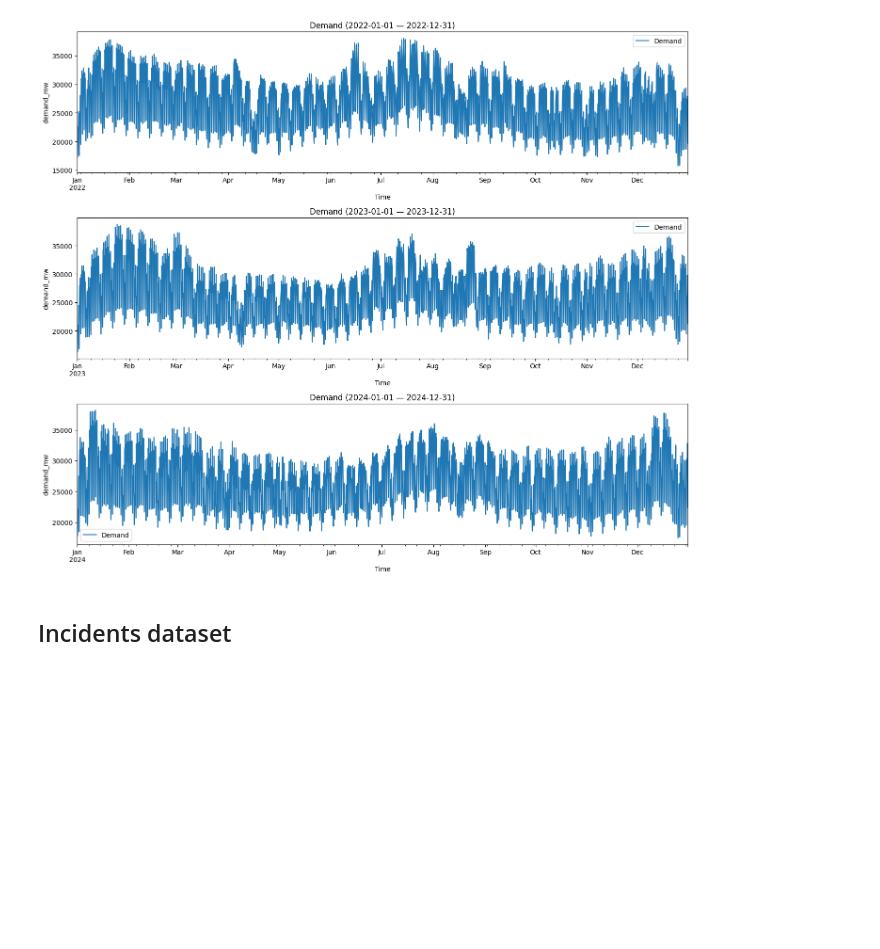
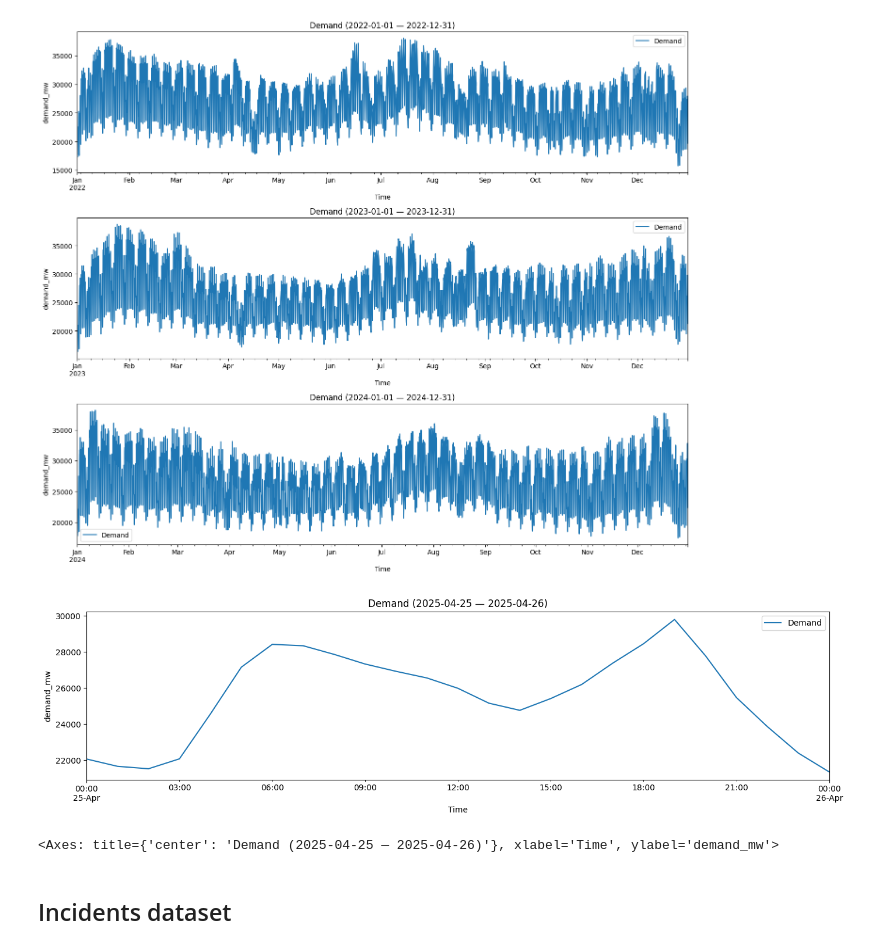
Before and after one commit to feelilopez/electricity-incident-prediction, a Jupyter notebook: notebooks/01_quick_eda_and_results.ipynb, the cells around one changed output. Cells and saved outputs as stored; diff of their text form; code cells hidden in the pictures; blank space fills up the shorter version.

```diff
--- a/notebooks/01_quick_eda_and_results.ipynb
+++ b/notebooks/01_quick_eda_and_results.ipynb
@@ -125,6 +207,11 @@ plt.tight_layout()
 plt.show()
 # %% [output]
 [figure]
+# %%
+plot_demand(df_demand, demand_col, start_date="2025-04-25", end_date="2025-04-26")
+# %% [output]
+[figure, added]
+<Axes: title={'center': 'Demand (2025-04-25 — 2025-04-26)'}, xlabel='Time', ylabel='demand_mw'>
 # %% [markdown]
 ## Incidents dataset
 # %%
```
Also changed, not shown: parts of 11 cells of this notebook, 1 other file.
